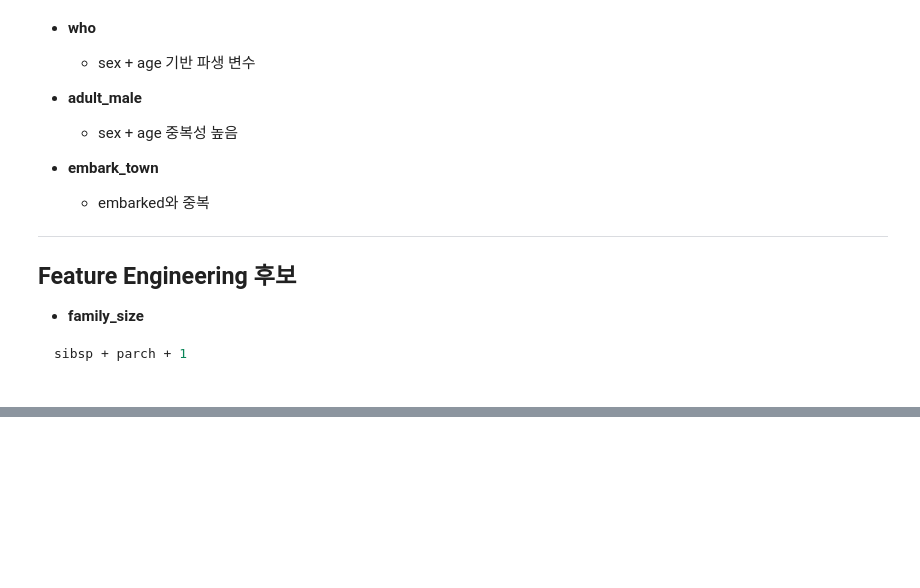
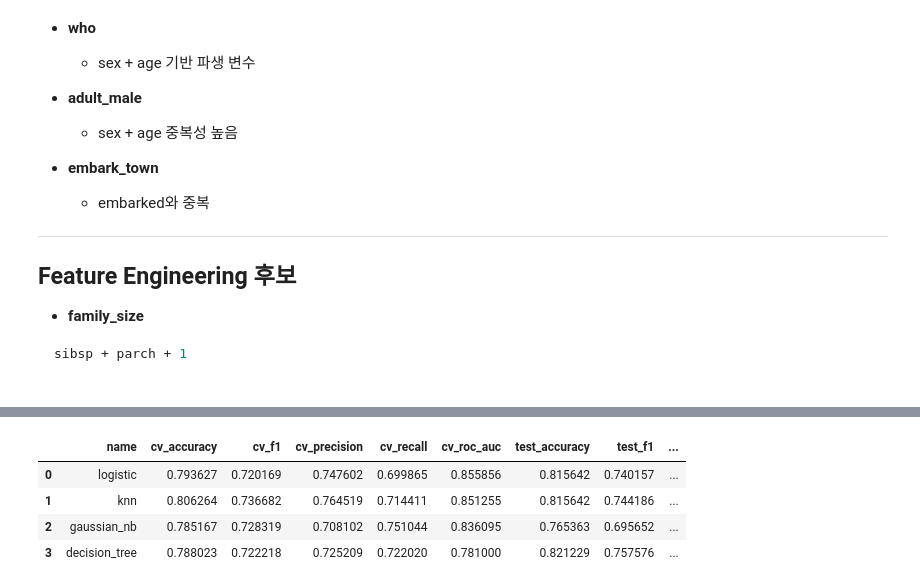
Before and after one commit to dddong1234/bootcamp, a Jupyter notebook: 개인/my_ml_2.ipynb, the cells around one changed output, grey strips where cells are left out. Drawn from its saved outputs; the diff is of its cells as text; code cells hidden in the pictures; blank space fills up the shorter version.

```diff
--- a/개인/my_ml_2.ipynb
+++ b/개인/my_ml_2.ipynb
@@ -353,10 +372,16 @@ results, trained_pipes = run_model_candidates(
 # %%
 results_df = compare_results(
     results,
-    sort_by='cv_roc_auc'
+    sort_by='cv_accuracy',
 )
 
 results_df
+# %% [output]
+|  | name | cv_accuracy | cv_f1 | cv_precision | cv_recall | cv_roc_auc | test_accuracy | test_f1 | ... |
+| 0 | logistic | 0.793627 | 0.720169 | 0.747602 | 0.699865 | 0.855856 | 0.815642 | 0.740157 | ... |
+| 1 | knn | 0.806264 | 0.736682 | 0.764519 | 0.714411 | 0.851255 | 0.815642 | 0.744186 | ... |
+| 2 | gaussian_nb | 0.785167 | 0.728319 | 0.708102 | 0.751044 | 0.836095 | 0.765363 | 0.695652 | ... |
+| 3 | decision_tree | 0.788023 | 0.722218 | 0.725209 | 0.722020 | 0.781000 | 0.821229 | 0.757576 | ... |
 # %%
 for model_name in basic_models.keys():
     print(f"\n===== {model_name} =====")
```
Also changed, not shown: parts of 4 cells of this notebook, 30 other files.
